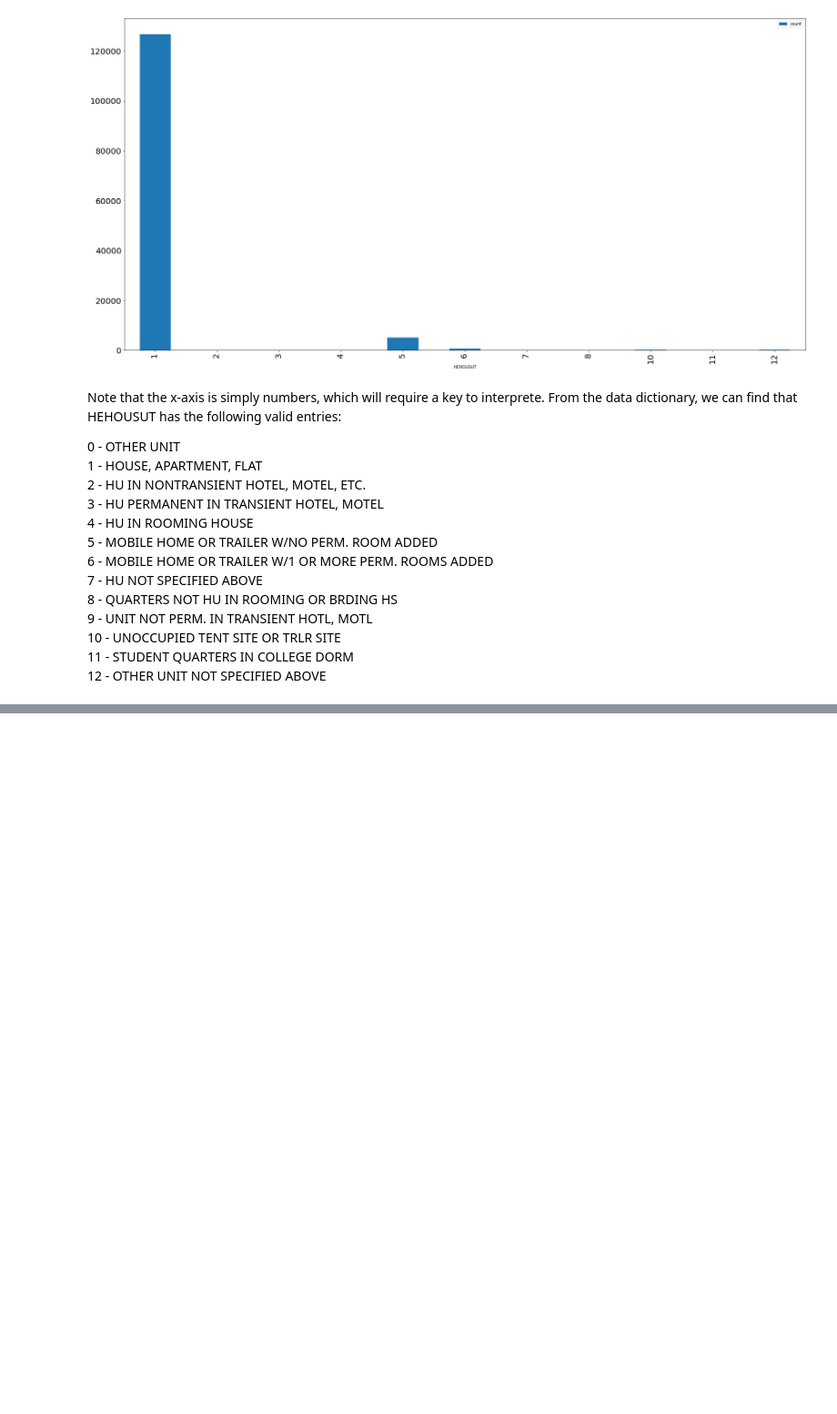
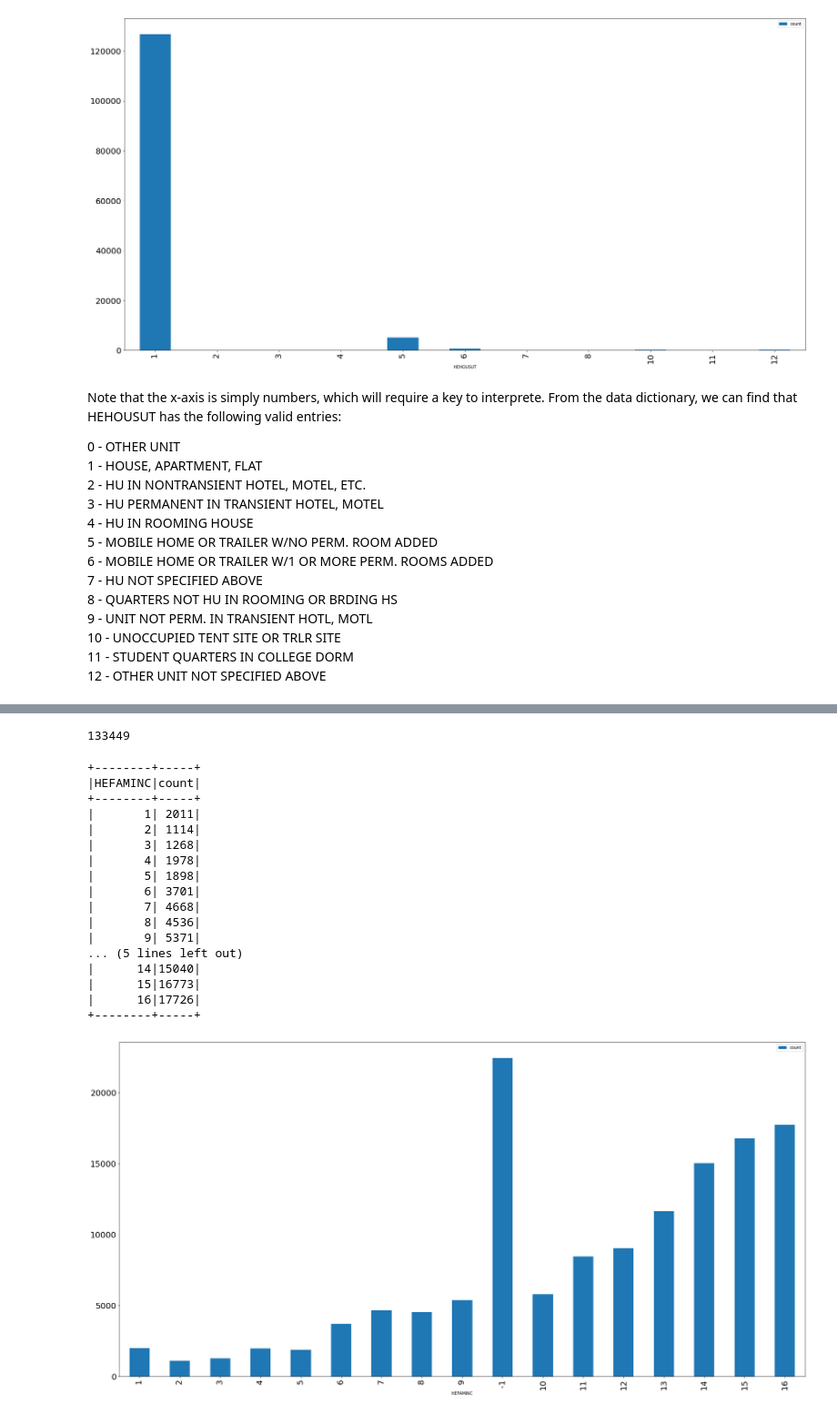
Before and after one commit to arcweld/DSI_Capstone_1, a Jupyter notebook: 2_tue_Cap1.ipynb, the cells around one changed output, grey strips where cells are left out. Shown at 91% size. Drawn from its saved outputs; the diff is of its cells as text; code cells hidden in the pictures; blank space fills up the shorter version.

```diff
--- a/2_tue_Cap1.ipynb
+++ b/2_tue_Cap1.ipynb
@@ -119,3 +120,15 @@ Note that the x-axis is simply numbers, which will require a key to interprete.
 10 - UNOCCUPIED TENT SITE OR TRLR SITE \
 11 - STUDENT QUARTERS IN COLLEGE DORM \
 12 - OTHER UNIT NOT SPECIFIED ABOVE
+# %%
+query = '''SELECT
+                HWHHWGT ,
+                COUNT(HWHHWGT) as count
+            FROM apr21_df
+            GROUP BY
+                HWHHWGT
+            ORDER BY
+                HWHHWGT
+            '''
+spark.sql(query).show()
+df_hwgt = spark.sql(query)
@@ -121,0 +153,54 @@ Note that the x-axis is simply numbers, which will require a key to interprete.
+# %%
+apr21_df.count()
+# %% [output]
+133449
+# %%
+def quick_look(df, col_name):
+    '''
+    Provides a quick look at a column of date in data frame
+
+    parameter:
+    ---
+    col_name: name of column in df
+
+    output:
+    ---
+    sql query:
+
+    plot:
+    '''
+    query = f'''SELECT
+                    {col_name} ,
+                    COUNT({col_name}) as count
+                FROM {df}
+                GROUP BY
+                    {col_name}
+                ORDER BY
+                    {col_name}
+                '''
+    spark.sql(query).show()
+    df_check = spark.sql(query)
+    pdf_check = df_check.toPandas()
+
+    pdf_check.plot(kind='bar', x=col_name,y='count', fontsize=20);
+# %%
+quick_look('apr21_df', 'HEFAMINC')
+# %% [output]
++--------+-----+
+|HEFAMINC|count|
++--------+-----+
+|       1| 2011|
+|       2| 1114|
+|       3| 1268|
+|       4| 1978|
+|       5| 1898|
+|       6| 3701|
+|       7| 4668|
+|       8| 4536|
+|       9| 5371|
+... (5 lines left out)
+|      14|15040|
+|      15|16773|
+|      16|17726|
++--------+-----+
+[figure, added]
```
Also changed, not shown: parts of 25 cells of this notebook, 3 other files.
